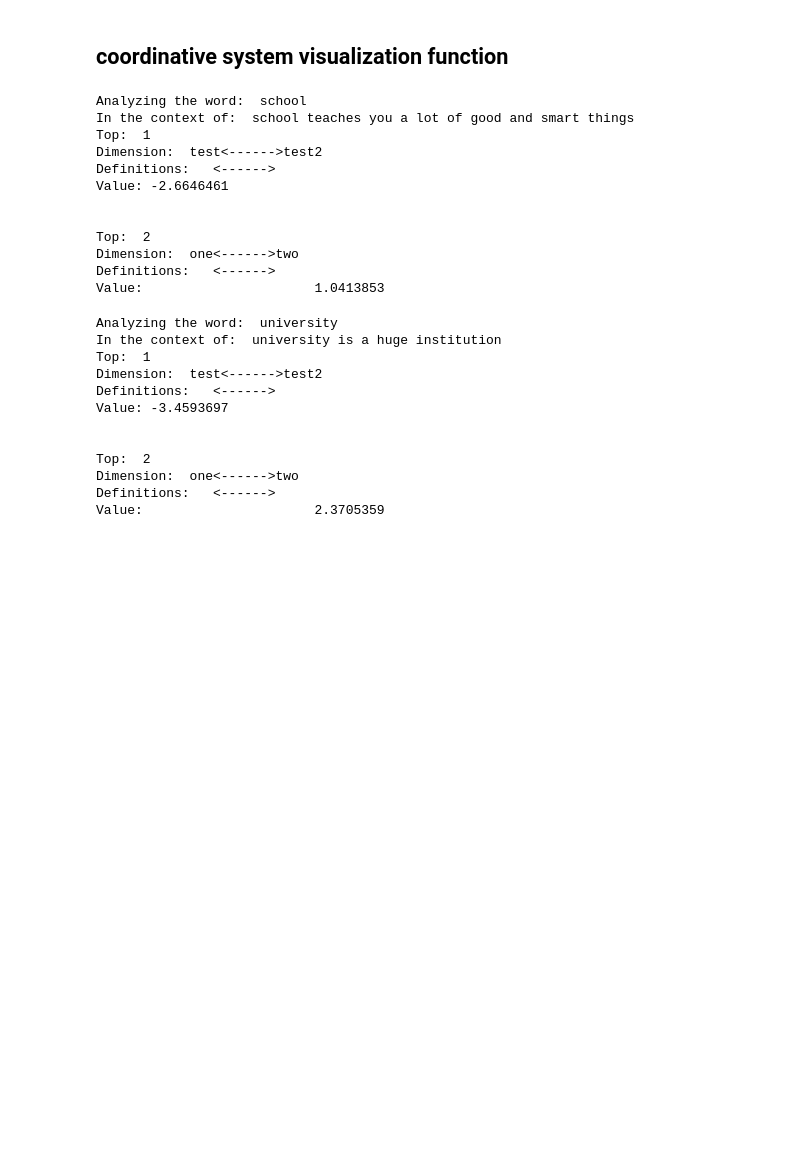
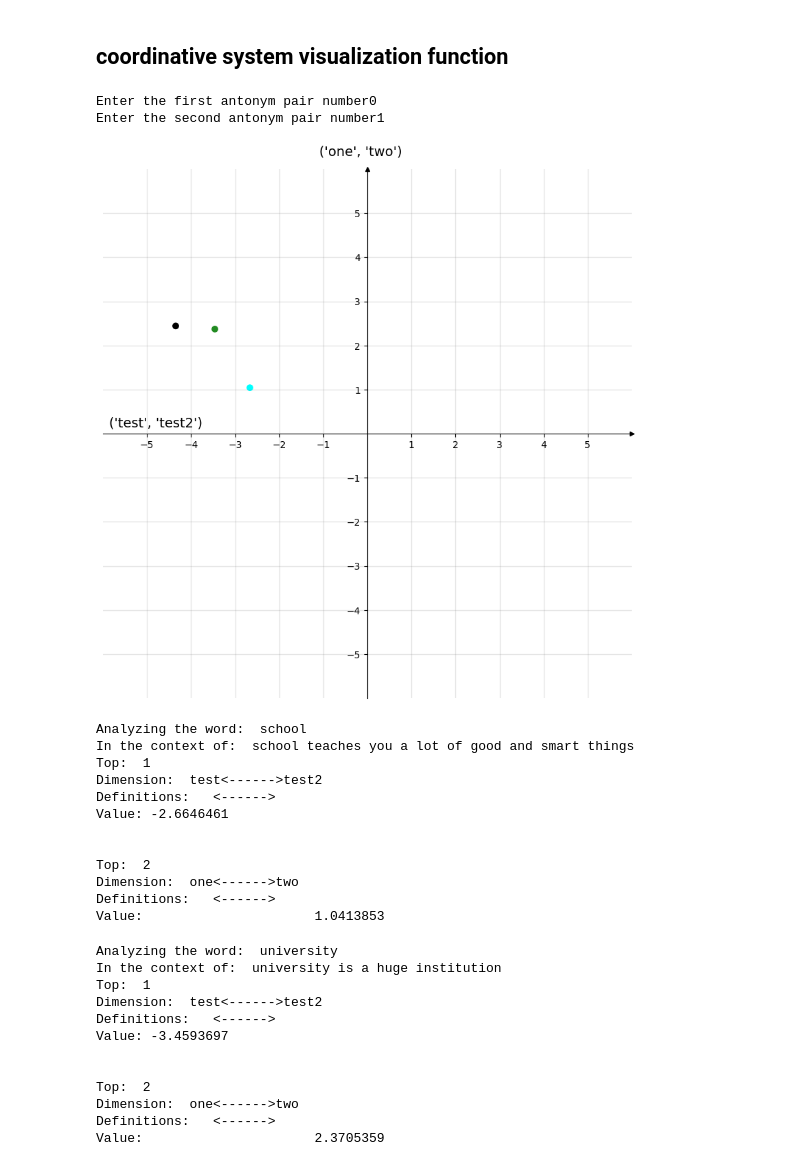
Before and after one commit to aldietri/SensePOLAR-TeamProject, a Jupyter notebook: test_ground.ipynb, the cells around one changed output. Drawn from its saved outputs; the diff is of its cells as text; code cells hidden in the pictures; blank space fills up the shorter version.

```diff
--- a/test_ground.ipynb
+++ b/test_ground.ipynb
@@ -110,6 +110,7 @@ def two_dim_visualization(results_of_analyse_word): #the variable should be a li
 
     # Plot points
     fig, ax = plt.subplots(figsize=(10, 10))
+
     ax.scatter(xs, ys, c=colors)
 
     # Draw lines connecting points to axes
@@ -122,17 +123,21 @@ def two_dim_visualization(results_of_analyse_word): #the variable should be a li
 
     # Set bottom and left spines as x and y axes of coordinate system
     ax.spines['bottom'].set_position('zero')
+
     ax.spines['left'].set_position('zero')
+
 
     # Remove top and right spines
     ax.spines['top'].set_visible(False)
     ax.spines['right'].set_visible(False)
 
+
     # Create 'x' and 'y' labels placed at the end of the axes
-    ax.set_xlabel(keyx, size=14, labelpad=-21, x=0.1)
+    ax.set_xlabel(keyx, size=14, labelpad=-35, x=0.1)
     ax.set_ylabel(keyy, size=14, labelpad=-15, y=1.02, rotation=0)
 
 
+    #ax2 = ax.twinx()
 
     # Create custom major ticks to determine position of tick labels
     x_ticks = np.arange(xmin, xmax+1, ticks_frequency)
@@ -155,7 +160,17 @@ def two_dim_visualization(results_of_analyse_word): #the variable should be a li
 
 
 
+
+
+
+
     return plt.show()
+# %%
+two_dim_visualization([hospital,university,school])
+# %% [output]
+Enter the first antonym pair number0
+Enter the second antonym pair number1
+[figure, added]
 # %%
 antonym_path = out + "polar_dimensions.pkl"
 word = "school"
```
Also changed, not shown: parts of 2 cells of this notebook, 2 other files.
